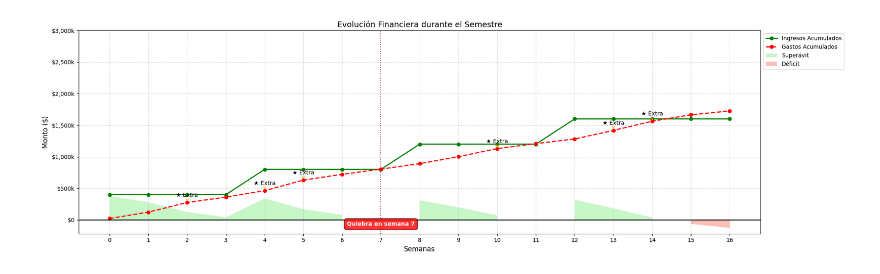
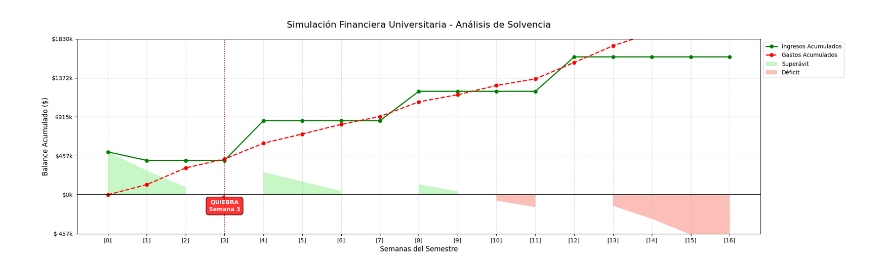
Before and after one commit to MauroGonzalez51/college-prices-study, a Jupyter notebook: main.ipynb, the cells around one changed output. Drawn from its saved outputs; the diff is of its cells as text; code cells hidden in the pictures.

```diff
--- a/main.ipynb
+++ b/main.ipynb
@@ -70,65 +0,0 @@ available_balance = cumulative_income - cumulative_expenses
-# %%
-plt.figure(figsize=(20, 6))
-
-plt.plot(weeks, cumulative_income, 'g-o',
-         label='Ingresos Acumulados', linewidth=2)
-plt.plot(weeks, cumulative_expenses, 'r--o',
-         label='Gastos Acumulados', linewidth=2)
-
-plt.fill_between(weeks, available_balance, where=(available_balance >= 0),
-                 facecolor='lightgreen', alpha=0.5, label='Superávit')
-
-plt.axhline(0, color='black', linestyle='-', linewidth=1.5)
-
-plt.fill_between(weeks, available_balance, where=(available_balance < 0),
-                 facecolor='salmon', alpha=0.5, label='Déficit')
-
-
-extra_weeks = [i + 1 for i, val in enumerate(weekly_extra_expenses) if val > 0]
-for week in extra_weeks:
-    plt.annotate('★ Extra', (week, cumulative_expenses[week]),
-                 textcoords="offset points", xytext=(0, 10), ha='center',
-                 arrowprops=dict(arrowstyle="->", color='orange'))
-
-plt.title('Evolución Financiera durante el Semestre', fontsize=14)
-plt.xlabel('Semanas', fontsize=12)
-plt.ylabel('Monto ($)', fontsize=12)
-plt.xticks(range(0, SEMESTER_WEEKS + 1))
-
-y_min = min(available_balance)
-y_max = max(cumulative_income) + 1_000_000
-step = 500_000
-
-if y_min < 0 < y_max:
-    y_ticks = np.arange(round(y_min/step)*step, y_max + step, step)
-else:
-    y_ticks = np.arange(round(y_min/step)*step, y_max + step, step)
-
-plt.yticks(y_ticks,
-           labels=[f"${abs(x)/1000:,.0f}k" if x != 0 else "$0"
-                   for x in y_ticks],
-           fontsize=10)
-
-bankruptcy_week = np.argmax(available_balance < 0)
-if bankruptcy_week > 0:
-    plt.axvline(x=bankruptcy_week, color='darkred', linestyle=':', alpha=0.7)
-
-    plt.annotate(f'Quiebra en semana {bankruptcy_week}',
-                 (bankruptcy_week, 0),
-                 xytext=(bankruptcy_week, -max(abs(available_balance))/4),
-                 bbox=dict(boxstyle="round,pad=0.5", fc="red",
-                           ec="black", lw=1, alpha=0.8),
-                 color='white',
-                 fontweight='bold',
-                 ha='center',
-                 arrowprops=dict(arrowstyle="->",
-                                 color='red',
-                                 linewidth=2,
-                                 connectionstyle="arc3,rad=-0.2"))
-
-plt.grid(True, linestyle='--', alpha=0.5)
-plt.legend(loc='upper left', bbox_to_anchor=(1, 1))
-plt.tight_layout()
-plt.show()
-# %% [output]
-[figure, removed]
@@ -134,0 +5,9 @@ plt.show()
+# %%
+config = FinancialConfig()
+financial_evolution = FinancialEvolution(config=config)
+# %%
+financial_evolution.run_simulation()
+financial_evolution.plot_results()
+plt.show()
+# %% [output]
+[figure, added]
```
Also changed, not shown: parts of 9 cells of this notebook, 6 other files.
